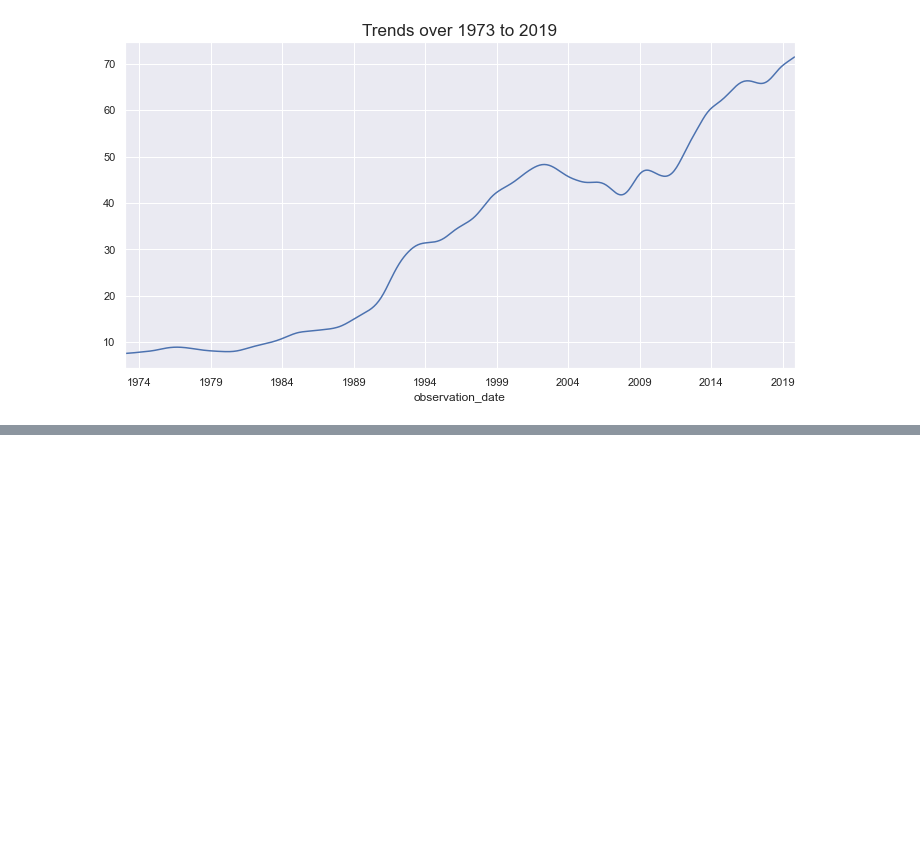
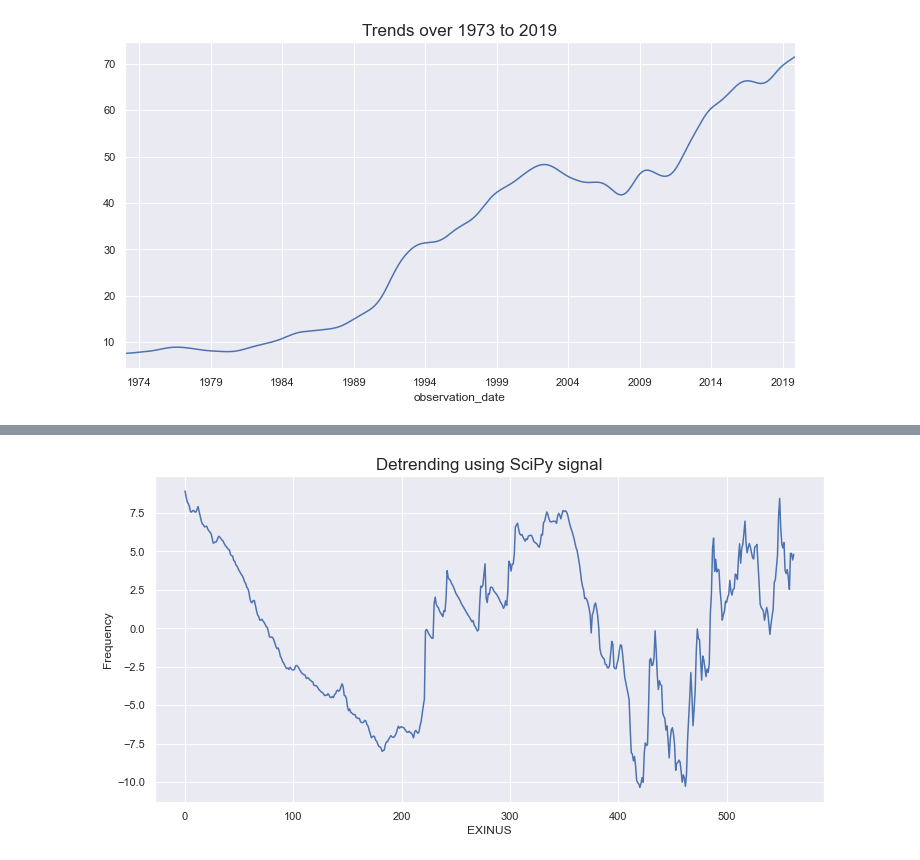
Before and after one commit to dissagaliyeva/python, a Jupyter notebook: time_series/characteristics.ipynb, the cells around one changed output, grey strips where cells are left out. Cells and saved outputs as stored; diff of their text form; code cells hidden in the pictures; blank space fills up the shorter version.

```diff
--- a/time_series/characteristics.ipynb
+++ b/time_series/characteristics.ipynb
@@ -44,0 +68,5 @@ plt.show()
+# %%
+from scipy import signal
+
+detrend = signal.detrend(df.EXINUS.values)
+detrend
@@ -44,0 +91,9 @@ plt.show()
+# %%
+plt.figure(figsize=(12, 6))
+plt.title('Detrending using SciPy signal', fontsize=17)
+plt.plot(detrend)
+plt.xlabel('EXINUS')
+plt.ylabel('Frequency')
+plt.show()
+# %% [output]
+[figure, added]
```
Also changed, not shown: parts of 8 cells of this notebook.
